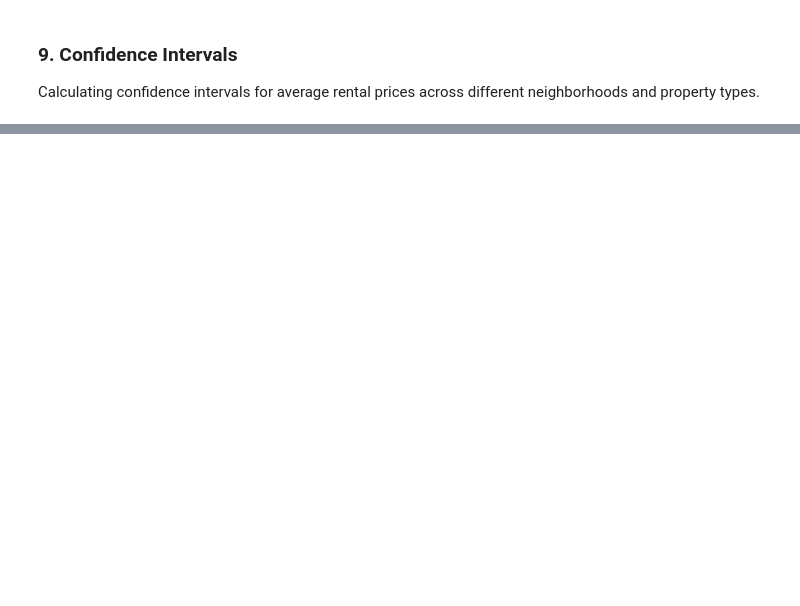
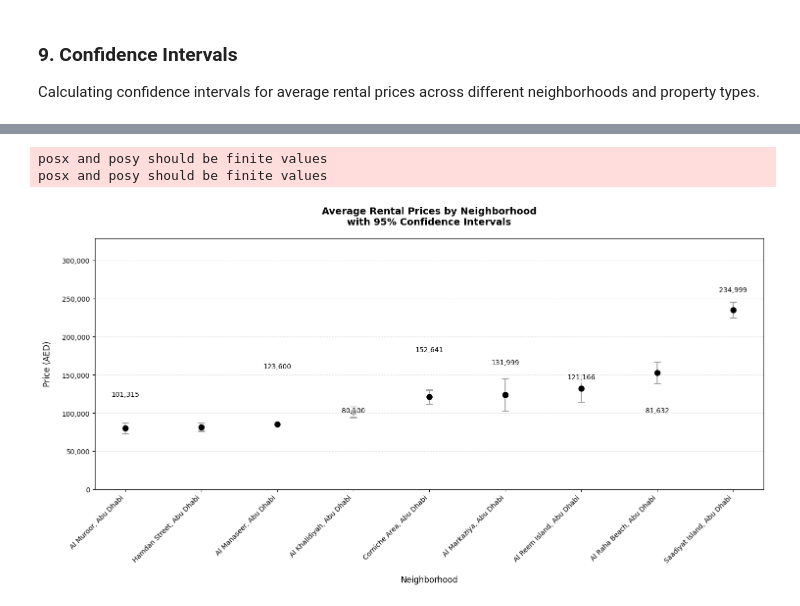
Before and after one commit to HamdanAlhajeri/StatisticsDubbizle, a Jupyter notebook: Data.ipynb, the cells around one changed output, grey strips where cells are left out. Cells and saved outputs as stored; diff of their text form; code cells hidden in the pictures; blank space fills up the shorter version.

```diff
--- a/Data.ipynb
+++ b/Data.ipynb
@@ -242,0 +272,47 @@ plt.show()
+# %%
+neighborhood_stats = db.groupby('Location')['Price'].agg(['mean', 'count', 'std']).reset_index()
+neighborhood_stats['ci'] = 1.96 * neighborhood_stats['std'] / np.sqrt(neighborhood_stats['count'])
+
+neighborhood_stats = neighborhood_stats.sort_values('mean', ascending=True)
+
+plt.figure(figsize=(15, 8))
+
+plt.errorbar(neighborhood_stats['Location'],
+            neighborhood_stats['mean'],
+            yerr=neighborhood_stats['ci'],
+            fmt='o',
+            capsize=5,
+            capthick=2,
+            markersize=8,
+            color='#000000',
+            ecolor='#a69f9f')
+
+for i, row in neighborhood_stats.iterrows():
+    y_pos = row['mean'] + row['ci'] + (max(neighborhood_stats['mean']) * 0.05)
+
+    plt.text(i, y_pos, f'{int(row["mean"]):,}',
+             ha='center', va='bottom',
+             bbox=dict(facecolor='white', edgecolor='none', alpha=0.7))
+
+plt.title('Average Rental Prices by Neighborhood\nwith 95% Confidence Intervals',
+          pad=20, fontsize=14, fontweight='bold')
+plt.xlabel('Neighborhood', labelpad=15, fontsize=12)
+plt.ylabel('Price (AED)', labelpad=15, fontsize=12)
+
+plt.xticks(rotation=45, ha='right')
+
+plt.gca().yaxis.set_major_formatter(plt.FuncFormatter(lambda x, p: f'{int(x):,}'))
+plt.gca().yaxis.set_major_locator(plt.MaxNLocator(8))
+
+plt.gca().set_facecolor('#FFFFFF')
+plt.grid(True, axis='y', linestyle='--', alpha=0.3)
+
+plt.ylim(0, max(neighborhood_stats['mean']) * 1.4)
+
+plt.tight_layout()
+
+plt.show()
+# %% [output]
+posx and posy should be finite values
+posx and posy should be finite values
+[figure, added]
```
Also changed, not shown: parts of 11 cells of this notebook, 6 other files.
